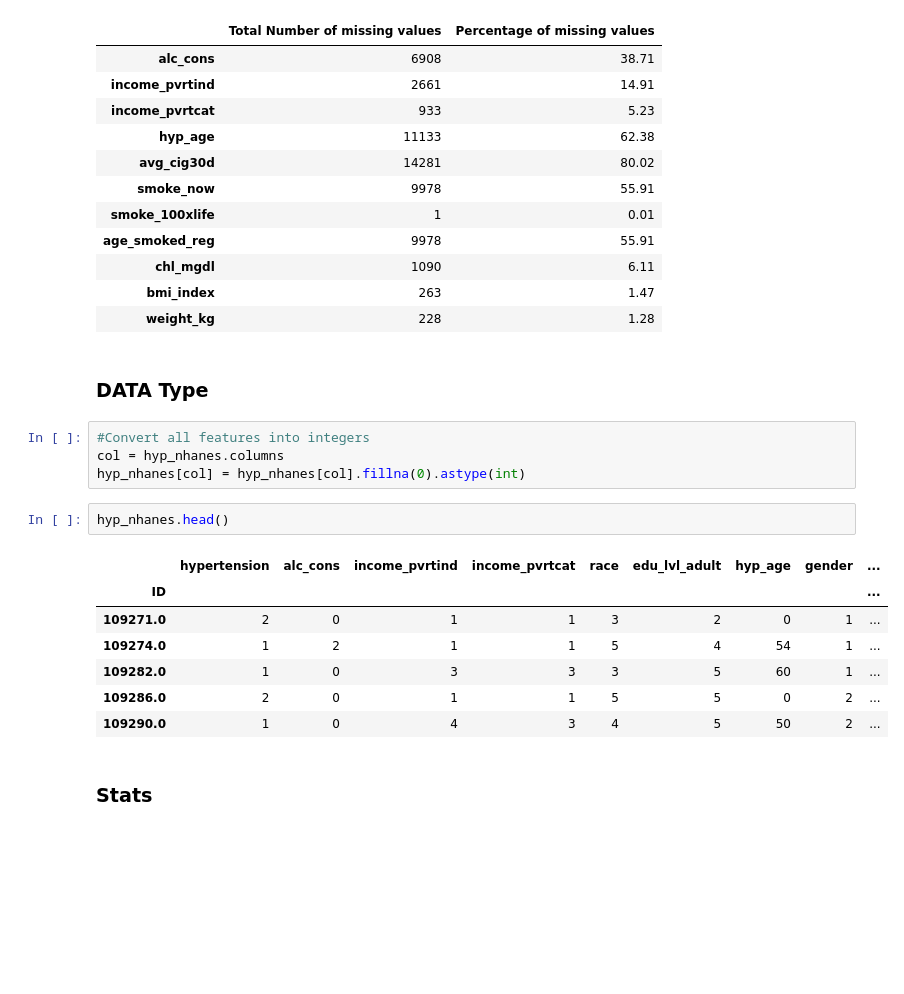
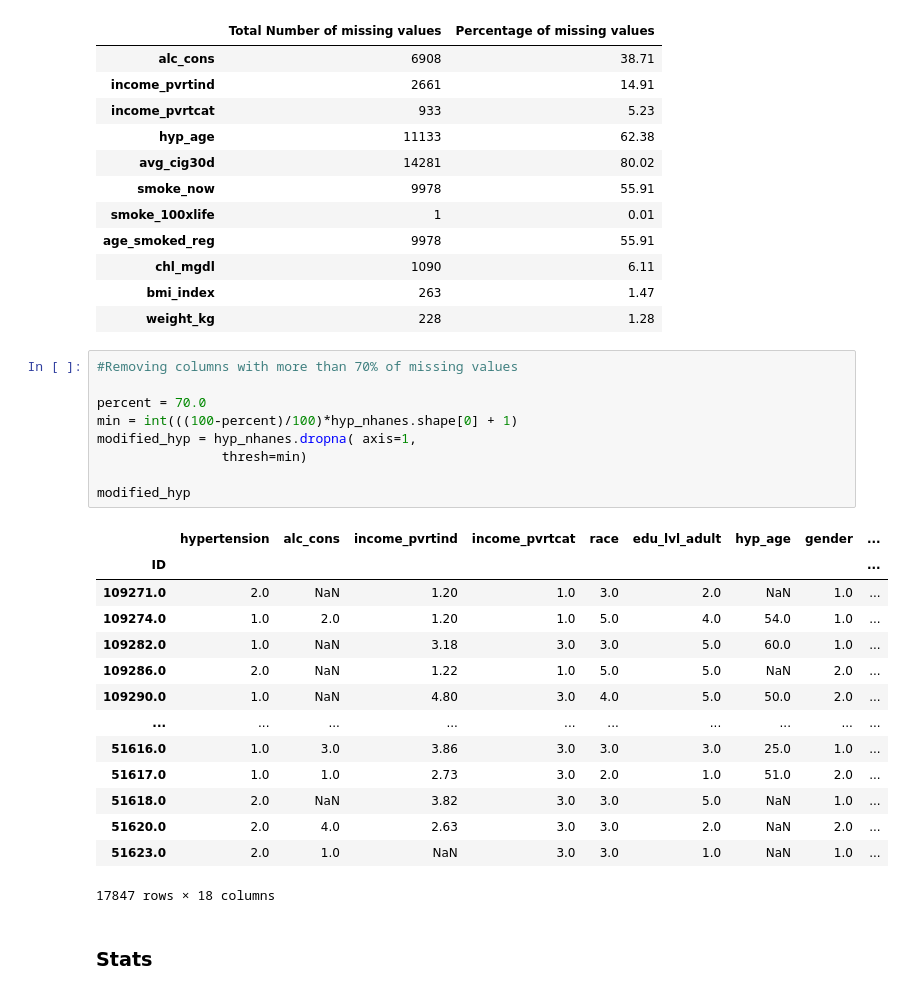
Before and after one commit to bgabr/predicting-risk-of-hypertension-using-NHANES-data, a Jupyter notebook: Project.ipynb, the cells around one changed output. Cells and saved outputs as stored; diff of their text form; blank space fills up the shorter version.

```diff
--- a/Project.ipynb
+++ b/Project.ipynb
@@ -546,22 +546,30 @@ Total number and percentage of missing values
 | chl_mgdl | 1090 | 6.11 |
 | bmi_index | 263 | 1.47 |
 | weight_kg | 228 | 1.28 |
-# %% [markdown]
-### DATA Type
-# %%
-#Convert all features into integers
-col = hyp_nhanes.columns
-hyp_nhanes[col] = hyp_nhanes[col].fillna(0).astype(int)
-# %%
-hyp_nhanes.head()
-# %% [output]
-|  | hypertension | alc_cons | income_pvrtind | income_pvrtcat | race | edu_lvl_adult | hyp_age | gender | ... |
-| ID |  |  |  |  |  |  |  |  | ... |
-| 109271.0 | 2 | 0 | 1 | 1 | 3 | 2 | 0 | 1 | ... |
-| 109274.0 | 1 | 2 | 1 | 1 | 5 | 4 | 54 | 1 | ... |
-| 109282.0 | 1 | 0 | 3 | 3 | 3 | 5 | 60 | 1 | ... |
-| 109286.0 | 2 | 0 | 1 | 1 | 5 | 5 | 0 | 2 | ... |
-| 109290.0 | 1 | 0 | 4 | 3 | 4 | 5 | 50 | 2 | ... |
+# %%
+#Removing columns with more than 70% of missing values
+
+percent = 70.0
+min = int(((100-percent)/100)*hyp_nhanes.shape[0] + 1)
+modified_hyp = hyp_nhanes.dropna( axis=1,
+                thresh=min)
+
+modified_hyp
+# %% [output]
+|  | hypertension | alc_cons | income_pvrtind | income_pvrtcat | race | edu_lvl_adult | hyp_age | gender | ... |
+| ID |  |  |  |  |  |  |  |  | ... |
+| 109271.0 | 2.0 | NaN | 1.20 | 1.0 | 3.0 | 2.0 | NaN | 1.0 | ... |
+| 109274.0 | 1.0 | 2.0 | 1.20 | 1.0 | 5.0 | 4.0 | 54.0 | 1.0 | ... |
+| 109282.0 | 1.0 | NaN | 3.18 | 3.0 | 3.0 | 5.0 | 60.0 | 1.0 | ... |
+| 109286.0 | 2.0 | NaN | 1.22 | 1.0 | 5.0 | 5.0 | NaN | 2.0 | ... |
+| 109290.0 | 1.0 | NaN | 4.80 | 3.0 | 4.0 | 5.0 | 50.0 | 2.0 | ... |
+| ... | ... | ... | ... | ... | ... | ... | ... | ... | ... |
+| 51616.0 | 1.0 | 3.0 | 3.86 | 3.0 | 3.0 | 3.0 | 25.0 | 1.0 | ... |
+| 51617.0 | 1.0 | 1.0 | 2.73 | 3.0 | 2.0 | 1.0 | 51.0 | 2.0 | ... |
+| 51618.0 | 2.0 | NaN | 3.82 | 3.0 | 3.0 | 5.0 | NaN | 1.0 | ... |
+| 51620.0 | 2.0 | 4.0 | 2.63 | 3.0 | 3.0 | 2.0 | NaN | 2.0 | ... |
+| 51623.0 | 2.0 | 1.0 | NaN | 3.0 | 3.0 | 1.0 | NaN | 1.0 | ... |
+17847 rows × 18 columns
 # %% [markdown]
 ### Stats
 # %%
```
Also changed, not shown: parts of 4 cells of this notebook.
